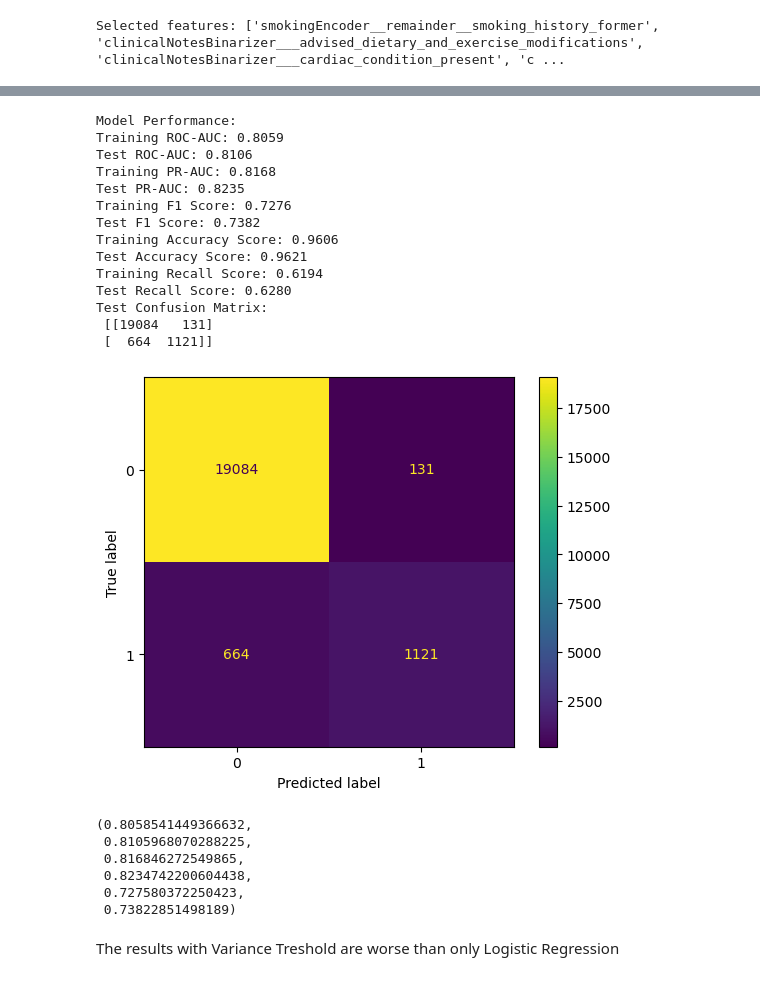
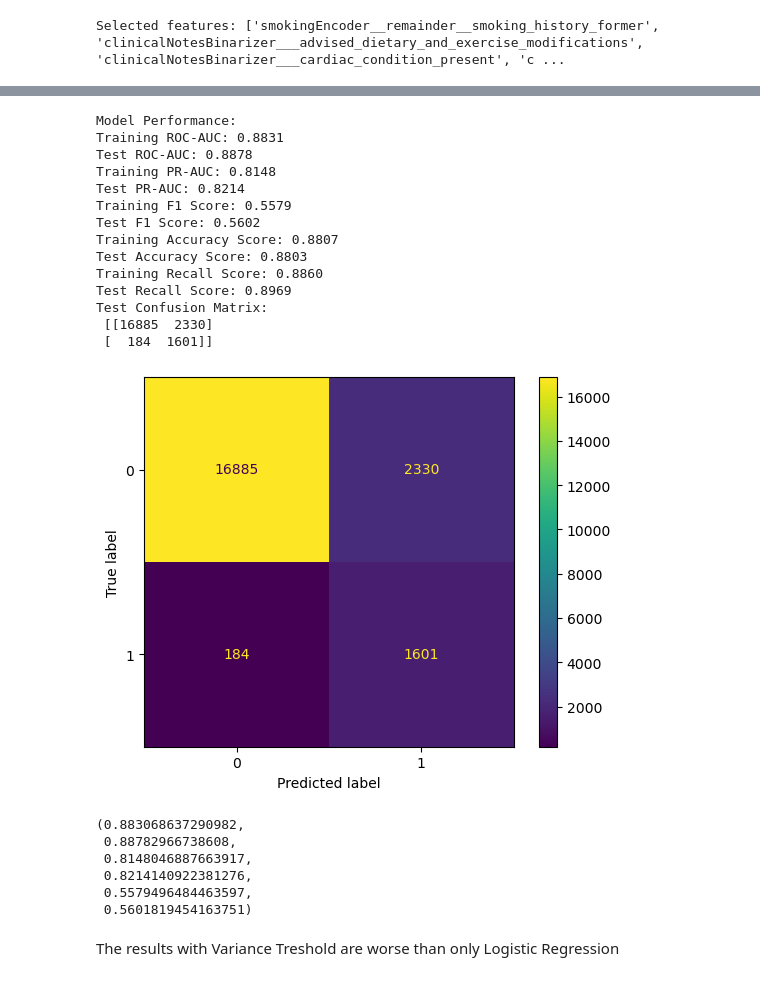
Before and after one commit to kasia-sko/ML, a Jupyter notebook: projekt_1/budowa_krok_2_1.ipynb, the cells around one changed output, grey strips where cells are left out. Saved outputs shown, nothing was run; the diff lists cells and outputs as text; code cells hidden in the pictures.

```diff
--- a/projekt_1/budowa_krok_2_1.ipynb
+++ b/projekt_1/budowa_krok_2_1.ipynb
@@ -344,34 +369,34 @@ Test Confusion Matrix:
 # %%
 X_train_transformed_df.var()
 sel = VarianceThreshold(threshold=0.1)
 sel.fit(X_train_transformed_df)
 mask = sel.get_support()
 X_train_sel = X_train_transformed_df.loc[:, mask]
 X_test_sel = X_test_transformed_df.loc[:, mask]
-model = LogisticRegression()
+model = LogisticRegression(class_weight='balanced')
 scores_model(X_train_sel, X_test_sel, model)
 # %% [output]
 Model Performance:
-Training ROC-AUC: 0.8059
-Test ROC-AUC: 0.8106
-Training PR-AUC: 0.8168
-Test PR-AUC: 0.8235
-Training F1 Score: 0.7276
-Test F1 Score: 0.7382
-Training Accuracy Score: 0.9606
-Test Accuracy Score: 0.9621
-Training Recall Score: 0.6194
-Test Recall Score: 0.6280
+Training ROC-AUC: 0.8831
+Test ROC-AUC: 0.8878
+Training PR-AUC: 0.8148
+Test PR-AUC: 0.8214
+Training F1 Score: 0.5579
+Test F1 Score: 0.5602
+Training Accuracy Score: 0.8807
+Test Accuracy Score: 0.8803
+Training Recall Score: 0.8860
+Test Recall Score: 0.8969
 Test Confusion Matrix:
- [[19084   131]
- [  664  1121]]
+ [[16885  2330]
+ [  184  1601]]
-[figure, old version]
+[figure, new version]
-(0.8058541449366632,
- 0.8105968070288225,
- 0.816846272549865,
- 0.8234742200604438,
- 0.727580372250423,
- 0.73822851498189)
+(0.883068637290982,
+ 0.88782966738608,
+ 0.8148046887663917,
+ 0.8214140922381276,
+ 0.5579496484463597,
+ 0.5601819454163751)
 # %% [markdown]
 The results with Variance Treshold are worse than only Logistic Regression
 # %%
```
Also changed, not shown: parts of 17 cells of this notebook.
